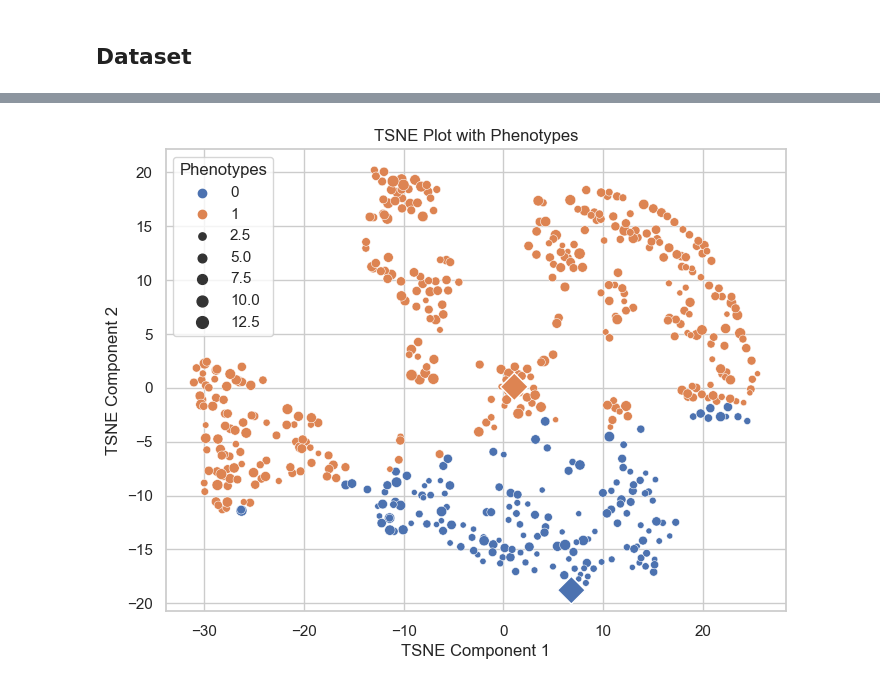
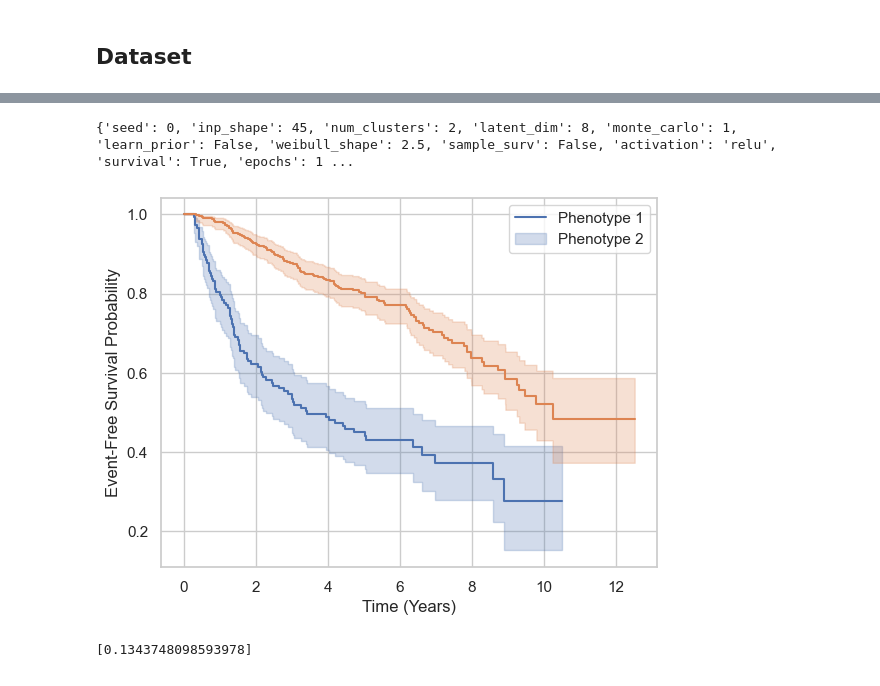
Before and after one commit to quan-possible/cancer-clusters1, a Jupyter notebook: notebooks/radcure/compare.ipynb, the cells around one changed output, grey strips where cells are left out. Saved outputs shown, nothing was run; the diff lists cells and outputs as text; code cells hidden in the pictures.

Commit message:
Cluster analysis and hparams optimization

```diff
--- a/notebooks/radcure/compare.ipynb
+++ b/notebooks/radcure/compare.ipynb
@@ -140,0 +37,11 @@ Number of validation data points: 540
+# %%
+from datasets.radcure import load_radcure
+from sklearn.model_selection import train_test_split
+
+
+cfg0 = config_radcure()
+path = "/u/97/nguyenq10/unix/HUS/cancer-clusters/datasets/radcure/clinical_train.csv"
+x, y = load_radcure(path)
+
+x_tr, x_val, y_tr, y_val = train_test_split(
+    x, y, train_size=cfg0["train_size"], random_state=cfg0["seed"])
@@ -277,20 +52,29 @@ plt.show()
-# %%
-from sklearn.manifold import TSNE
-
-tsne = TSNE(n_components=2, random_state=1)
-z_mu, z_logvar = best_model.encoder(x_val.values)
-zc2 = tsne.fit_transform(np.vstack((z_mu, best_model.c_mu)))
-z2, c2 = np.split(zc2, [len(z_mu)])
-
-
-plt.figure(figsize=(8, 6))
-sns.scatterplot(x=z2[:, 0], y=z2[:, 1], hue=phenotypes, size=y_val.time)
-sns.scatterplot(x=c2[:, 0], y=c2[:, 1], hue=np.arange(
-    len(c2)), s=200, legend=False, marker="D", linewidth=1)
-plt.xlabel('TSNE Component 1')
-plt.ylabel('TSNE Component 2')
-plt.title('TSNE Plot with Phenotypes')
-plt.legend(title='Phenotypes', loc='best')
-plt.show()
-# %% [output]
-[figure, removed]
+# %%
+from copy import deepcopy
+from sklearn.model_selection import ParameterGrid
+
+from main import train
+from utils.utils import get_purity
+
+param_grid = {'num_clusters': [2],
+              'learning_rate': [1e-3],
+              "seed": [0],
+              "layers": [[50, 100]]
+              }
+
+params = ParameterGrid(param_grid)
+
+models = []
+for param in params:
+    cfg = {k: param[k] if k in param else v for k, v in cfg0.items()}
+    print(cfg)
+    model, (x_tr, x_val, y_tr, y_val) = train(x, y, config=cfg)
+    models.append(model)
+    phe_val = model.get_phenotypes(x_val, y_val)
+    print(get_purity(y_val, phe_val))
+
+vadesc = models[0]
+# %% [output]
+{'seed': 0, 'inp_shape': 45, 'num_clusters': 2, 'latent_dim': 8, 'monte_carlo': 1, 'learn_prior': False, 'weibull_shape': 2.5, 'sample_surv': False, 'activation': 'relu', 'survival': True, 'epochs': 1 ...
+[figure, added]
+[0.1343748098593978]
```
Also changed, not shown: parts of 15 cells of this notebook, 15 other files.
